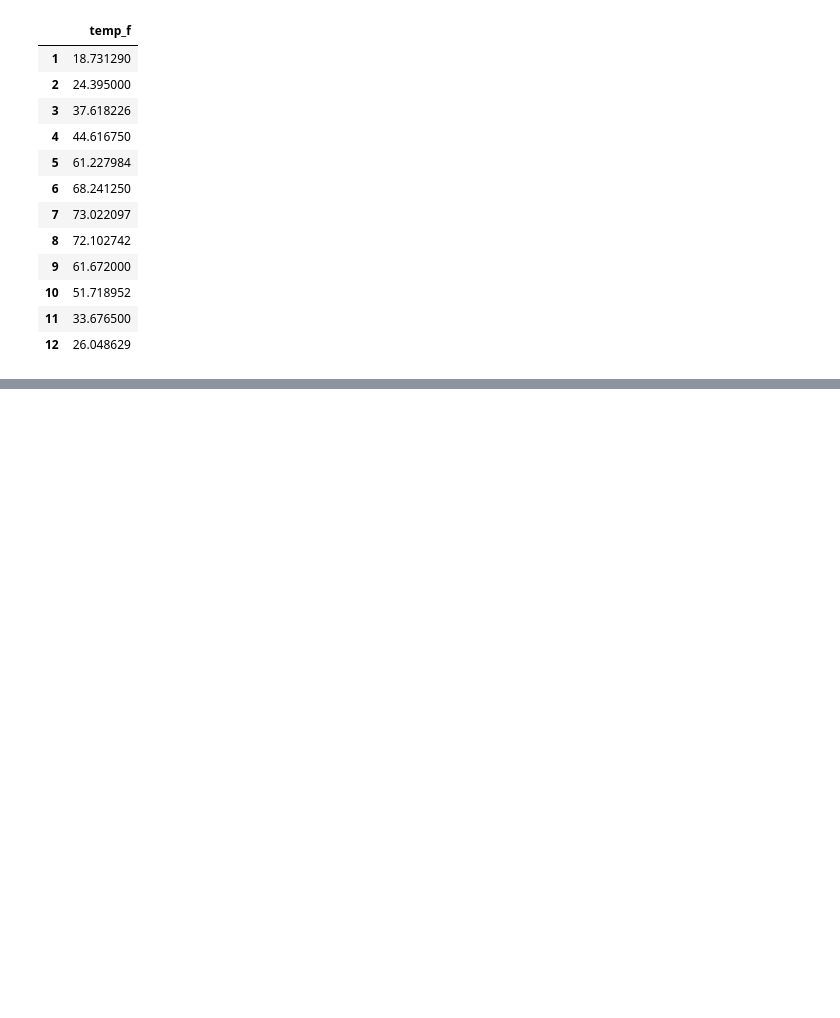
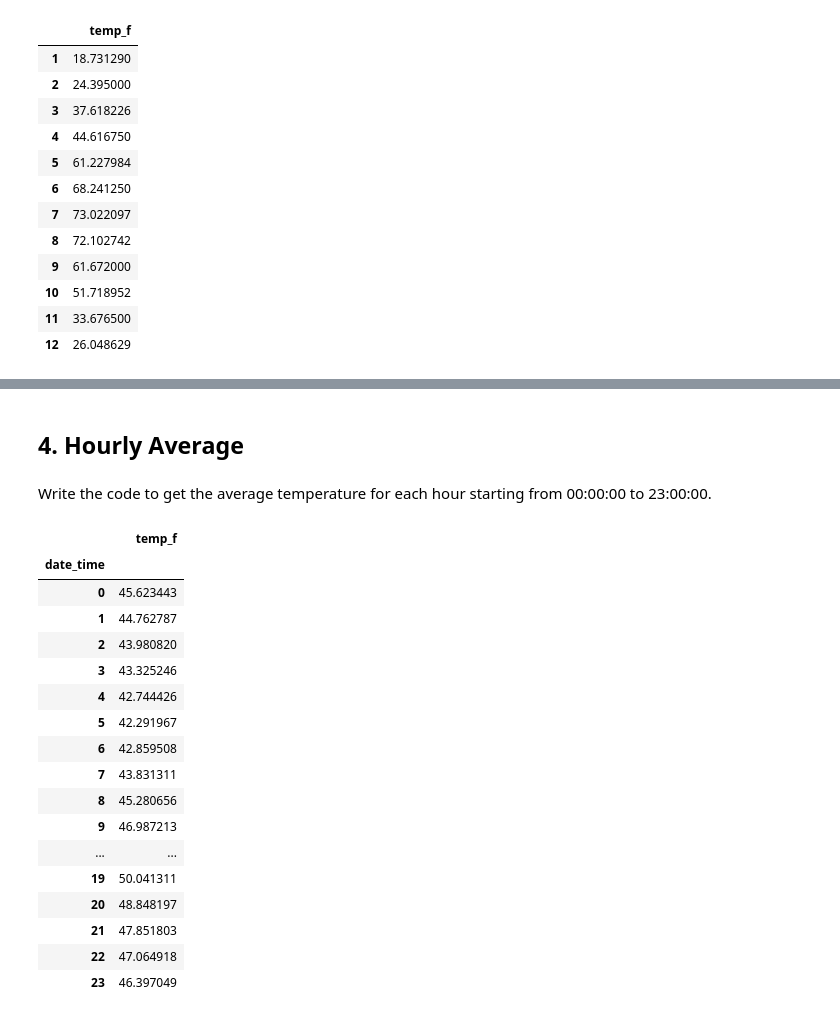
Before and after one commit to jacobredmon/IP2_JRR, a Jupyter notebook: IP2_JRR.ipynb, the cells around one changed output, grey strips where cells are left out. Drawn from its saved outputs; the diff is of its cells as text; code cells hidden in the pictures; blank space fills up the shorter version.

```diff
--- a/IP2_JRR.ipynb
+++ b/IP2_JRR.ipynb
@@ -191,0 +230,34 @@ KeyError: 'index'
+# %% [markdown]
+## 4. Hourly Average
+# %% [markdown]
+Write the code to get the average temperature for each hour starting from 00:00:00 to 23:00:00.
+# %%
+# 15
+dfb = df.copy()
+hourly_avg_columns = dfa[['date_time', 'temp_f']]
+hourly_avg = hourly_avg_columns.copy()
+hourly_avg.index = hourly_avg['date_time']
+hourly_avg.index = hourly_avg.index.hour
+hourly_avg.index = pd.to_datetime(hourly_avg.index, format='%H')
+hourly_avg = hourly_avg.resample('H').mean()
+hourly_avg.index = hourly_avg.index.hour
+hourly_avg
+# %% [output]
+|  | temp_f |
+| date_time |  |
+| 0 | 45.623443 |
+| 1 | 44.762787 |
+| 2 | 43.980820 |
+| 3 | 43.325246 |
+| 4 | 42.744426 |
+| 5 | 42.291967 |
+| 6 | 42.859508 |
+| 7 | 43.831311 |
+| 8 | 45.280656 |
+| 9 | 46.987213 |
+| ... | ... |
+| 19 | 50.041311 |
+| 20 | 48.848197 |
+| 21 | 47.851803 |
+| 22 | 47.064918 |
+| 23 | 46.397049 |
```
Also changed, not shown: parts of 52 cells of this notebook, 3 other files.
